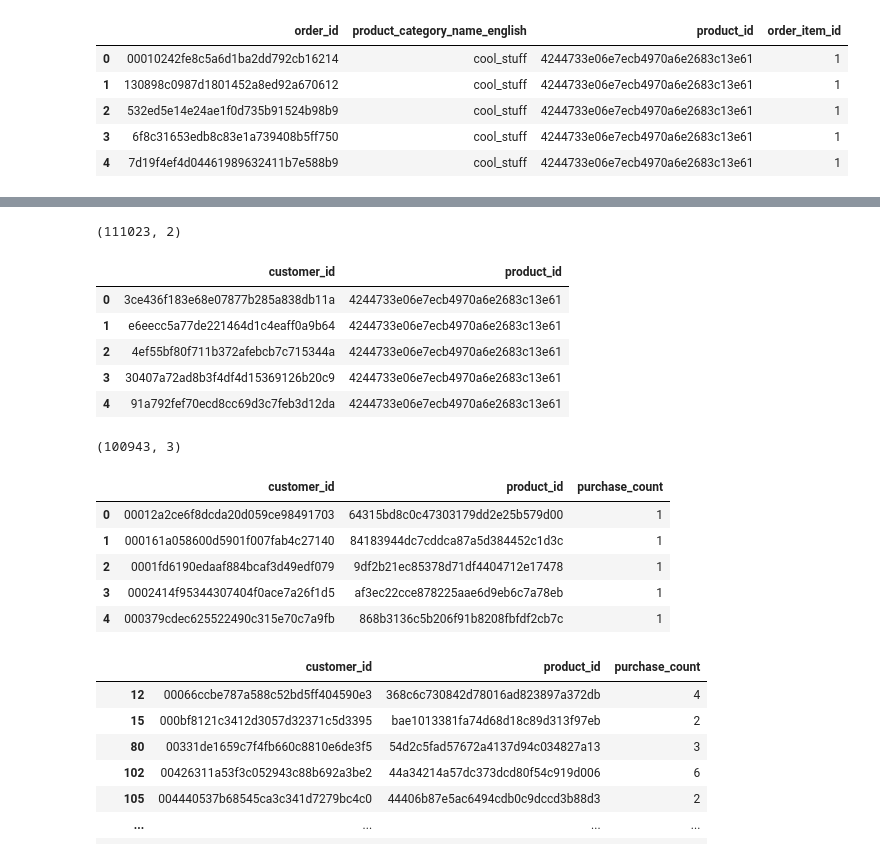
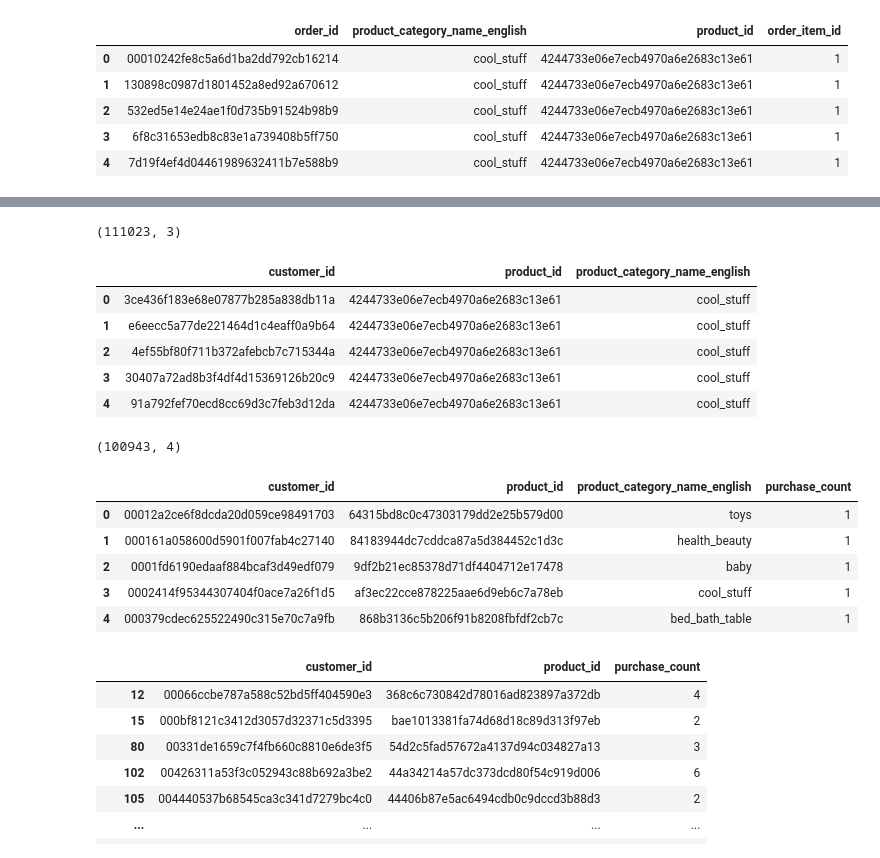
Before and after one commit to amilakanishka/ECommerce-Product-Recommender-Using-Machine-Learning, a Jupyter notebook: Jamie/Data_Wrangler.ipynb, the cells around one changed output, grey strips where cells are left out. Drawn from its saved outputs; the diff is of its cells as text; code cells hidden in the pictures.

```diff
--- a/Jamie/Data_Wrangler.ipynb
+++ b/Jamie/Data_Wrangler.ipynb
@@ -104,29 +104,29 @@ dforder_items_prduct_cat_cust.head()
 | 3 | 30407a72ad8b3f4df4d15369126b20c9 | 6f8c31653edb8c83e1a739408b5ff750 | cool_stuff | 4244733e06e7ecb4970a6e2683c13e61 | 1 |
 | 4 | 91a792fef70ecd8cc69d3c7feb3d12da | 7d19f4ef4d04461989632411b7e588b9 | cool_stuff | 4244733e06e7ecb4970a6e2683c13e61 | 1 |
 # %%
-data = dforder_items_prduct_cat_cust[['customer_id','product_id']]
+data = dforder_items_prduct_cat_cust[['customer_id','product_id', 'product_category_name_english']]
 print(data.shape)
 data.head()
 # %% [output]
-(111023, 2)
+(111023, 3)
-|  | customer_id | product_id |
-| 0 | 3ce436f183e68e07877b285a838db11a | 4244733e06e7ecb4970a6e2683c13e61 |
-| 1 | e6eecc5a77de221464d1c4eaff0a9b64 | 4244733e06e7ecb4970a6e2683c13e61 |
-| 2 | 4ef55bf80f711b372afebcb7c715344a | 4244733e06e7ecb4970a6e2683c13e61 |
-| 3 | 30407a72ad8b3f4df4d15369126b20c9 | 4244733e06e7ecb4970a6e2683c13e61 |
-| 4 | 91a792fef70ecd8cc69d3c7feb3d12da | 4244733e06e7ecb4970a6e2683c13e61 |
+|  | customer_id | product_id | product_category_name_english |
+| 0 | 3ce436f183e68e07877b285a838db11a | 4244733e06e7ecb4970a6e2683c13e61 | cool_stuff |
+| 1 | e6eecc5a77de221464d1c4eaff0a9b64 | 4244733e06e7ecb4970a6e2683c13e61 | cool_stuff |
+| 2 | 4ef55bf80f711b372afebcb7c715344a | 4244733e06e7ecb4970a6e2683c13e61 | cool_stuff |
+| 3 | 30407a72ad8b3f4df4d15369126b20c9 | 4244733e06e7ecb4970a6e2683c13e61 | cool_stuff |
+| 4 | 91a792fef70ecd8cc69d3c7feb3d12da | 4244733e06e7ecb4970a6e2683c13e61 | cool_stuff |
 # %%
-freq_data = data.groupby(['customer_id','product_id']) \
+freq_data = data.groupby(['customer_id','product_id', 'product_category_name_english']) \
     .agg({'product_id':'count'}) \
     .rename(columns={'product_id':'purchase_count'}) \
     .reset_index()
 print(freq_data.shape)
 freq_data.head()
 # %% [output]
-(100943, 3)
+(100943, 4)
-|  | customer_id | product_id | purchase_count |
-| 0 | 00012a2ce6f8dcda20d059ce98491703 | 64315bd8c0c47303179dd2e25b579d00 | 1 |
-| 1 | 000161a058600d5901f007fab4c27140 | 84183944dc7cddca87a5d384452c1d3c | 1 |
-| 2 | 0001fd6190edaaf884bcaf3d49edf079 | 9df2b21ec85378d71df4404712e17478 | 1 |
-| 3 | 0002414f95344307404f0ace7a26f1d5 | af3ec22cce878225aae6d9eb6c7a78eb | 1 |
-| 4 | 000379cdec625522490c315e70c7a9fb | 868b3136c5b206f91b8208fbfdf2cb7c | 1 |
+|  | customer_id | product_id | product_category_name_english | purchase_count |
+| 0 | 00012a2ce6f8dcda20d059ce98491703 | 64315bd8c0c47303179dd2e25b579d00 | toys | 1 |
+| 1 | 000161a058600d5901f007fab4c27140 | 84183944dc7cddca87a5d384452c1d3c | health_beauty | 1 |
+| 2 | 0001fd6190edaaf884bcaf3d49edf079 | 9df2b21ec85378d71df4404712e17478 | baby | 1 |
+| 3 | 0002414f95344307404f0ace7a26f1d5 | af3ec22cce878225aae6d9eb6c7a78eb | cool_stuff | 1 |
+| 4 | 000379cdec625522490c315e70c7a9fb | 868b3136c5b206f91b8208fbfdf2cb7c | bed_bath_table | 1 |
```
Also changed, not shown: parts of 2 cells of this notebook.
